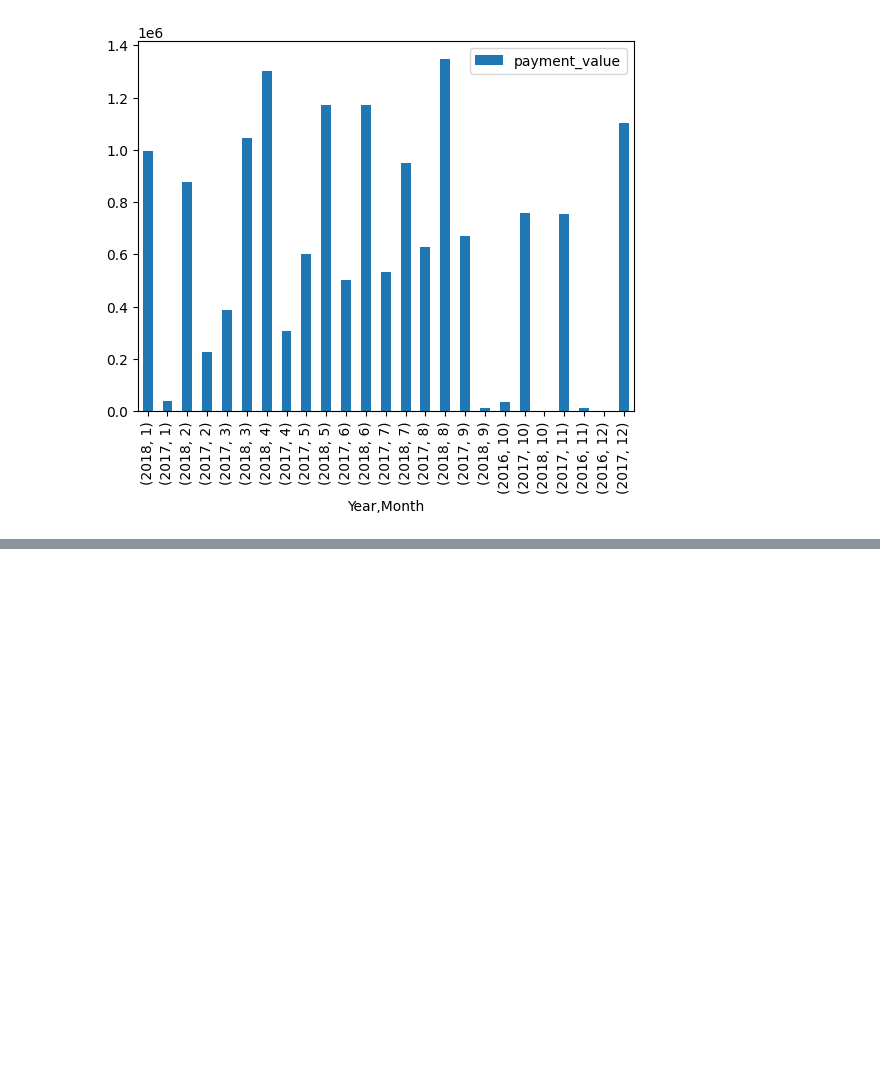
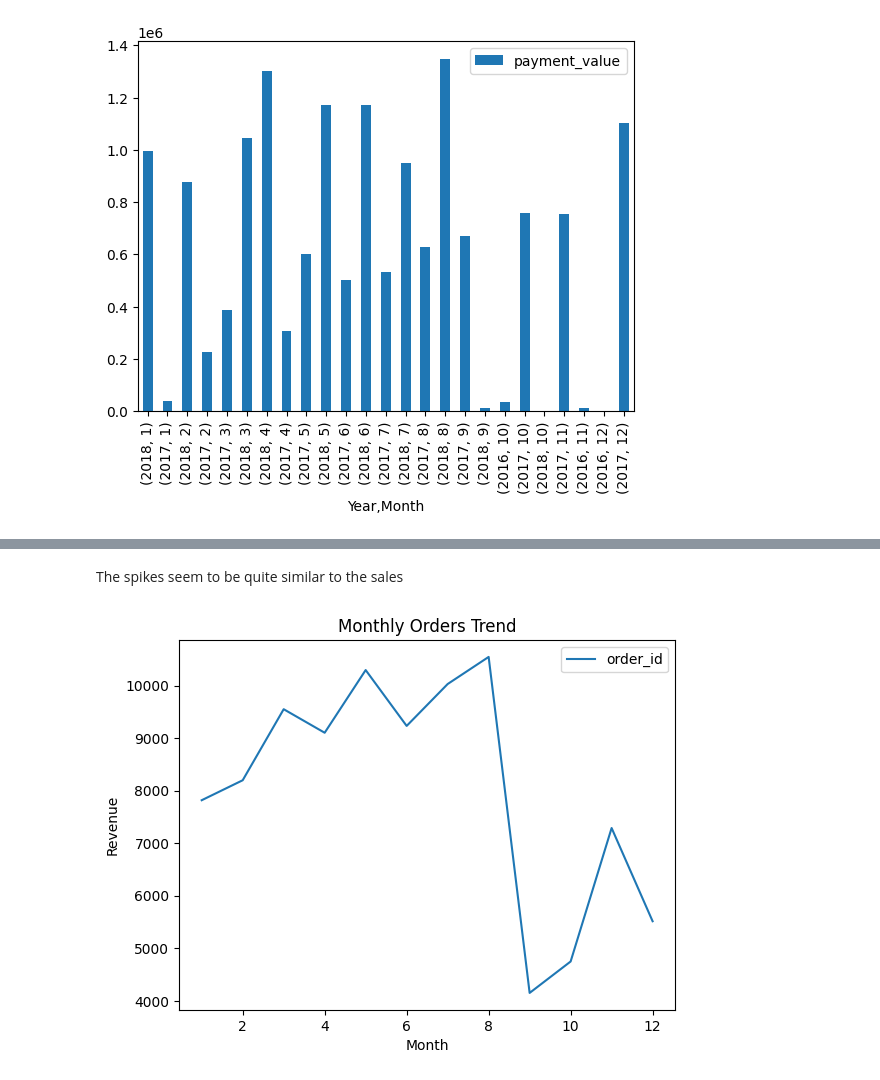
Before and after one commit to kanjamwingirwa/Olist, a Jupyter notebook: Olist_Analysis_Revised.ipynb, the cells around one changed output, grey strips where cells are left out. Cells and saved outputs as stored; diff of their text form; code cells hidden in the pictures; blank space fills up the shorter version.

```diff
--- a/Olist_Analysis_Revised.ipynb
+++ b/Olist_Analysis_Revised.ipynb
@@ -687,0 +690,3 @@ NotebookApp.rate_limit_window=3.0 (secs)
+# %%
+#lets first remove any duplicates
+orders_df = orders_df.drop_duplicates()
@@ -687,0 +761,10 @@ NotebookApp.rate_limit_window=3.0 (secs)
+# %% [markdown]
+The spikes seem to be quite similar to the sales
+# %%
+
+ax = orders_df[['Month', 'order_id']].groupby('Month').count().plot(
+                                                                 title='Monthly Orders Trend',
+                                                                 ylabel='Revenue',
+                                                                 );
+# %% [output]
+[figure, added]
```
Also changed, not shown: parts of 102 cells of this notebook.
